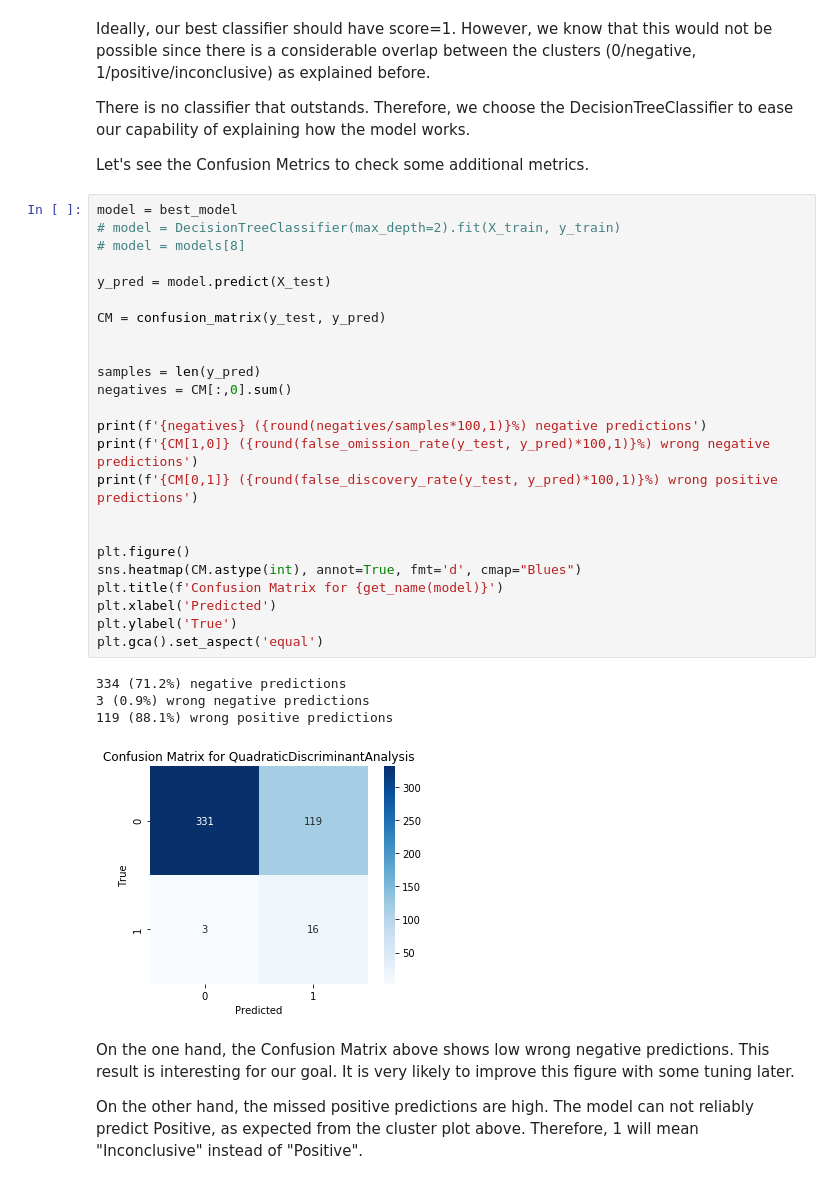
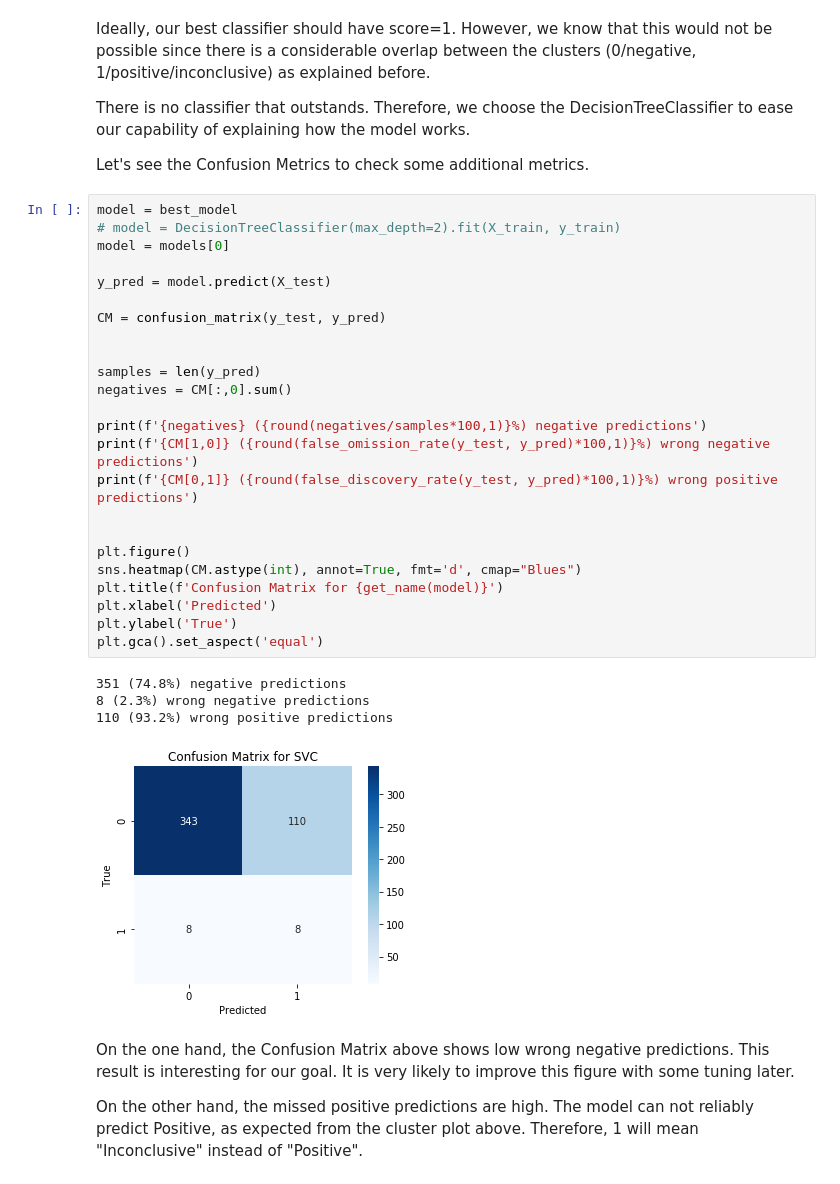
Before and after one commit to diogodutra/COVID-19-Albert_Eintein, a Jupyter notebook: COVID-19_Albert_Einstein.ipynb, the cells around one changed output. Saved outputs shown, nothing was run; the diff lists cells and outputs as text.

```diff
--- a/COVID-19_Albert_Einstein.ipynb
+++ b/COVID-19_Albert_Einstein.ipynb
@@ -770,32 +859,32 @@ Let's see the Confusion Metrics to check some additional metrics.
 # %%
 model = best_model
 # model = DecisionTreeClassifier(max_depth=2).fit(X_train, y_train)
-# model = models[8]
+model = models[0]
 
 y_pred = model.predict(X_test)
 
 CM = confusion_matrix(y_test, y_pred)
 
 
 samples = len(y_pred)
 negatives = CM[:,0].sum()
 
 print(f'{negatives} ({round(negatives/samples*100,1)}%) negative predictions')
 print(f'{CM[1,0]} ({round(false_omission_rate(y_test, y_pred)*100,1)}%) wrong negative predictions')
 print(f'{CM[0,1]} ({round(false_discovery_rate(y_test, y_pred)*100,1)}%) wrong positive predictions')
 
 
 plt.figure()
 sns.heatmap(CM.astype(int), annot=True, fmt='d', cmap="Blues")
 plt.title(f'Confusion Matrix for {get_name(model)}')
 plt.xlabel('Predicted')
 plt.ylabel('True')
 plt.gca().set_aspect('equal')
 # %% [output]
-334 (71.2%) negative predictions
-3 (0.9%) wrong negative predictions
-119 (88.1%) wrong positive predictions
+351 (74.8%) negative predictions
+8 (2.3%) wrong negative predictions
+110 (93.2%) wrong positive predictions
-[figure, old version]
+[figure, new version]
 # %% [markdown]
 On the one hand, the Confusion Matrix above shows low wrong negative predictions. This result is interesting for our goal. It is very likely to improve this figure with some tuning later.
 
```
Also changed, not shown: parts of 9 cells of this notebook, 1 other file.
